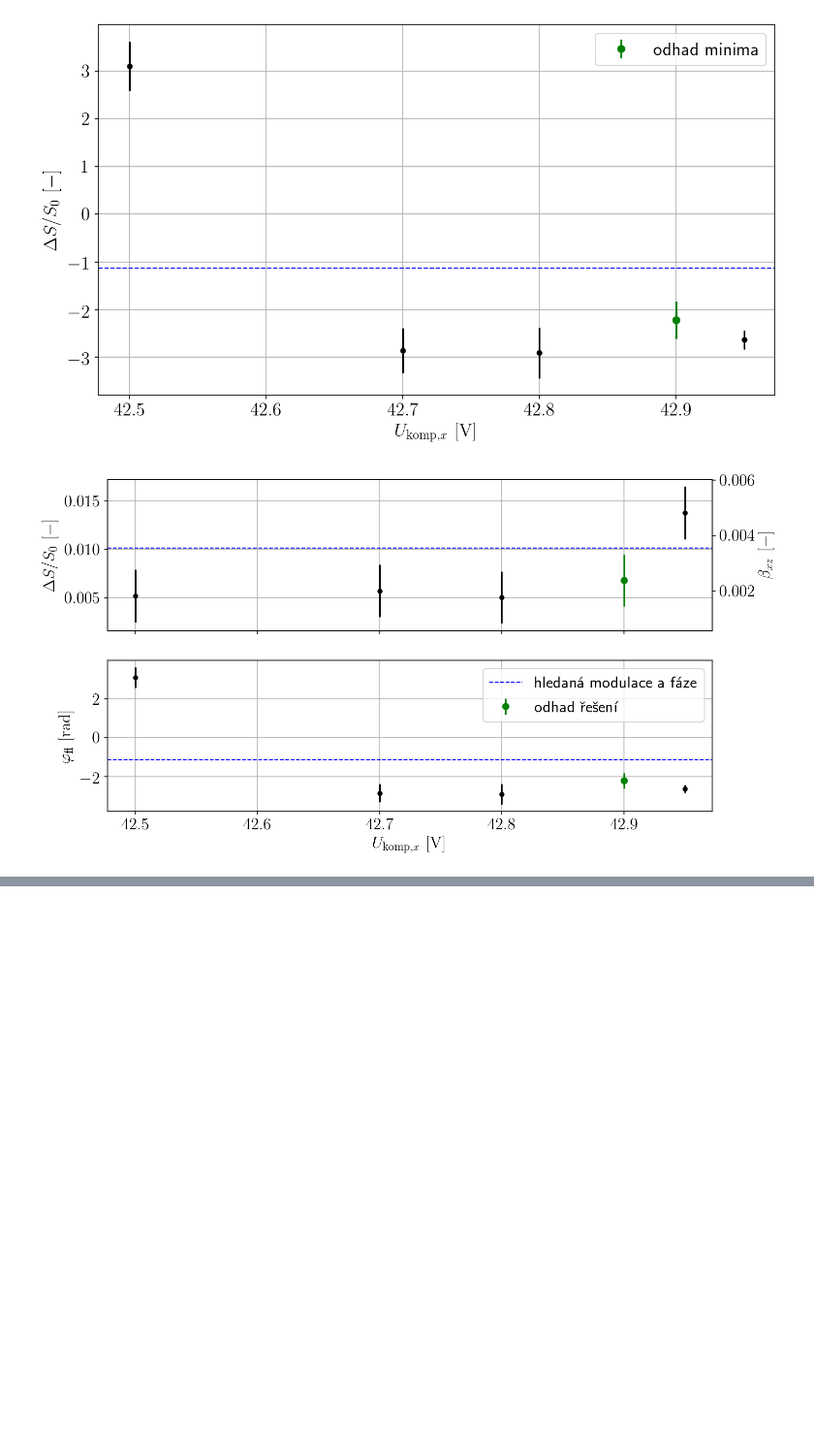
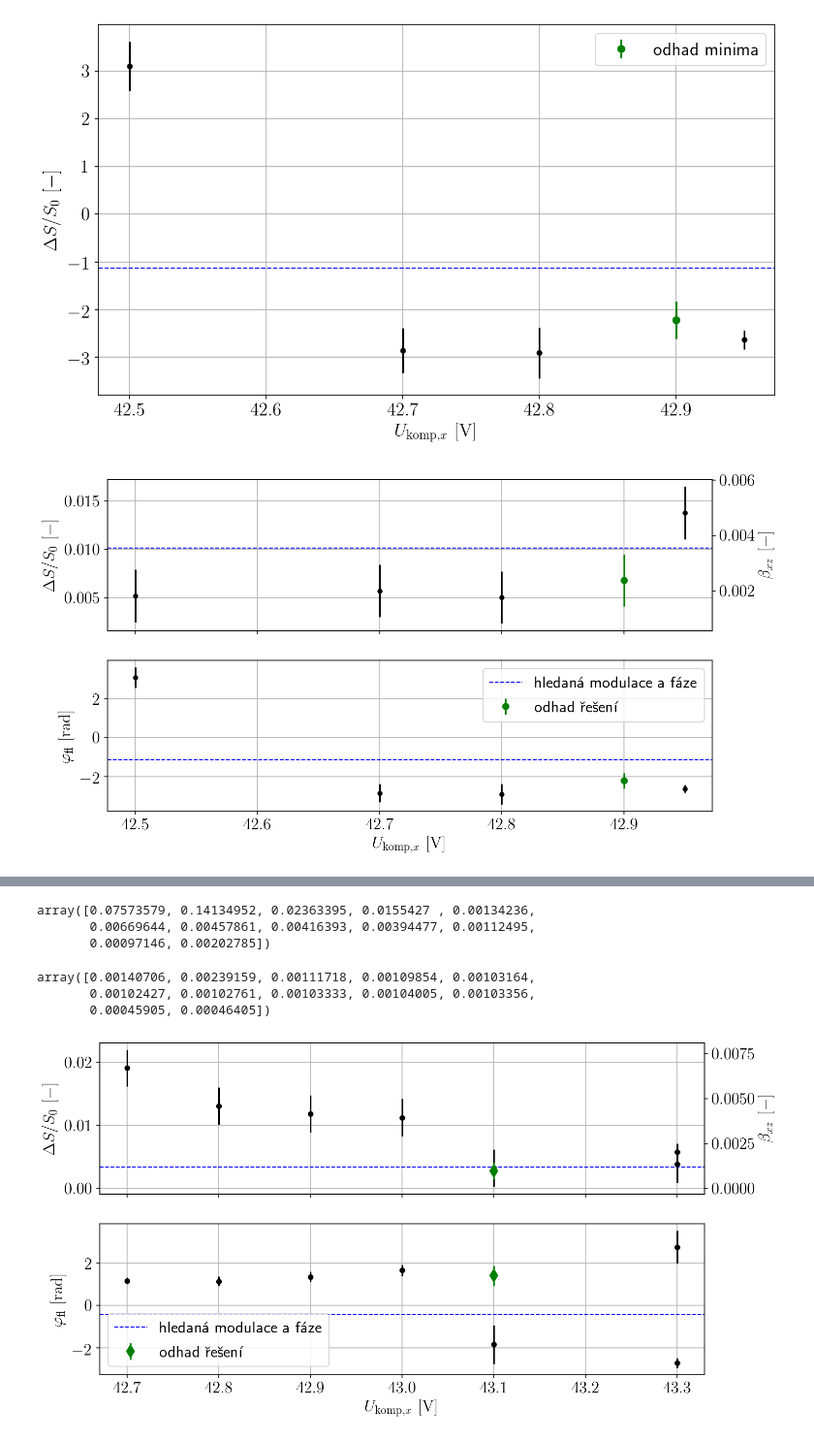
Before and after one commit to dvadlejch/Julia_vypocty_diplomka, a Jupyter notebook: julia_plots/xz_EMM_min_plot.ipynb, the cells around one changed output, grey strips where cells are left out. Shown: that part at 97% size. Cells and saved outputs as stored; diff of their text form; code cells hidden in the pictures; blank space fills up the shorter version.

```diff
--- a/julia_plots/xz_EMM_min_plot.ipynb
+++ b/julia_plots/xz_EMM_min_plot.ipynb
@@ -395,0 +586,12 @@ ax2.grid()
+# %%
+## chci spocitat bety
+from scipy.optimize import approx_fprime, check_grad
+
+def root_func(x):
+    [beta, norm_mod_amp, Omega, laser_detun, decay_rate] = x
+    return fl_signal(beta, laser_detun, Omega, decay_rate) - norm_mod_amp
+
+def root_func_grad(x):
+#     [beta, norm_mod_amp, Omega, laser_detun, decay_rate] = x
+    epsilon = 5e-6
+    return( approx_fprime(x, root_func, x*epsilon ) )
@@ -395,0 +622,65 @@ ax2.grid()
+# %%
+beta
+# %% [output]
+array([0.07573579, 0.14134952, 0.02363395, 0.0155427 , 0.00134236,
+       0.00669644, 0.00457861, 0.00416393, 0.00394477, 0.00112495,
+       0.00097146, 0.00202785])
+# %%
+beta_sigma
+# %% [output]
+array([0.00140706, 0.00239159, 0.00111718, 0.00109854, 0.00103164,
+       0.00102427, 0.00102761, 0.00103333, 0.00104005, 0.00103356,
+       0.00045905, 0.00046405])
+# %%
+f, (ax1, ax2) = plt.subplots(2,1, sharex=True, figsize=(sizex/my_dpi, sizey/my_dpi), dpi=my_dpi)
+
+indexes = np.array([4, 5,6,7,8,9,11])
+Delta_S_S_ratio_sigma = np.array(Delta_S_S_ratio_sigma)
+fot_phi = np.array(fot_phi)
+fot_phi_sigma = np.array(fot_phi_sigma)
+
+ax1.errorbar(U_komp_x[indexes], np.abs(DeltaS_S_ratio[indexes]), fmt='.', color='black', yerr=Delta_S_S_ratio_sigma[indexes], markersize=9)
+
+#--- mereni v minimu
+# x.errorbar(nu[np.argmin(beta)], np.abs(DeltaS_S_ratio[np.argmin(beta)]), fmt='.', color='green',
+#           yerr = Delta_S_S_ratio_sigma[np.argmin(beta)], markersize=10)
+ax1.errorbar(U_komp_x[10], np.abs(DeltaS_S_ratio[10]), fmt='d', color='green',
+          yerr = Delta_S_S_ratio_sigma[10], markersize=9, label=r"odhad řešení")
+
+# plot hledane modulace
+ax1.axhline(DeltaS_S_ratio_xz_teor, linewidth=1, linestyle='--', color='blue')
+
+ax12 = ax1.twinx()
+# x2.errorbar(nu[4:], beta[4:], fmt='.', yerr=beta_sigma[4:], color='blue')
+ax12.errorbar(U_komp_x[np.array(indexes)], beta[np.array(indexes)],fmt='.',
+            yerr=beta_sigma[indexes], alpha=0)
+
+ax2.errorbar(U_komp_x[np.array(indexes)], fot_phi[np.array(indexes)], fmt='.', color='black', yerr=fot_phi_sigma[np.array(indexes)], markersize=9)
+# ax2.errorbar(U_komp_x[np.array(indexes)], fot_phi[np.array(indexes)] - fot_phi[12], fmt='.', color='black', yerr=fot_phi_sigma[np.array(indexes)], markersize=9)
+
+#--- mereni v minimu
+# x.errorbar(nu[np.argmin(beta)], np.abs(DeltaS_S_ratio[np.argmin(beta)]), fmt='.', color='green',
+#           yerr = Delta_S_S_ratio_sigma[np.argmin(beta)], markersize=10)
+ax2.errorbar(U_komp_x[10], fot_phi[10], fmt='d', color='green',
+          yerr = fot_phi_sigma[10], markersize=9, label=r"odhad řešení")
+# ax1.plot(U_komp_x[11], np.abs( DeltaS_S_ratio[11] ), 'x')
+
+# plot hledane modulace
+ax2.axhline(fot_phi_xz_teor, linewidth=1, linestyle='--', color='blue', label=r"hledaná modulace a fáze")
+# ax2.axhline(fot_phi_xz_teor -2*np.pi, linewidth=1, linestyle='--', color='blue')
+# ax2.axhline(fot_phi_xz_teor +2*np.pi, linewidth=1, linestyle='--', color='blue')
+
+# --- popisky
+ax2.set_xlabel(r"$ U_{\rm komp, \it x} \, \, \rm [V]$")
+ax1.set_ylabel(r"$ \Delta S / S_0 \, \, \rm [-]$")
+ax12.set_ylabel(r"$ \beta_{xz} \, \, \rm [-] $")
+ax2.set_ylabel(r"$\varphi_{\rm fl} \, \, \rm [rad] $")
+
+# ax1.legend()
+ax1.grid()
+ax2.legend()
+ax2.grid()
+
+# plt.savefig("/home/dan/diplomka_winfiles/Julia_vypocty_diplomka/julia_plots/xz_EMM_minim_proces_detail_03_05_2020.svg", bbox_inches="tight")
+# %% [output]
+[figure, added]
```
Also changed, not shown: parts of 12 cells of this notebook, 26 other files.
